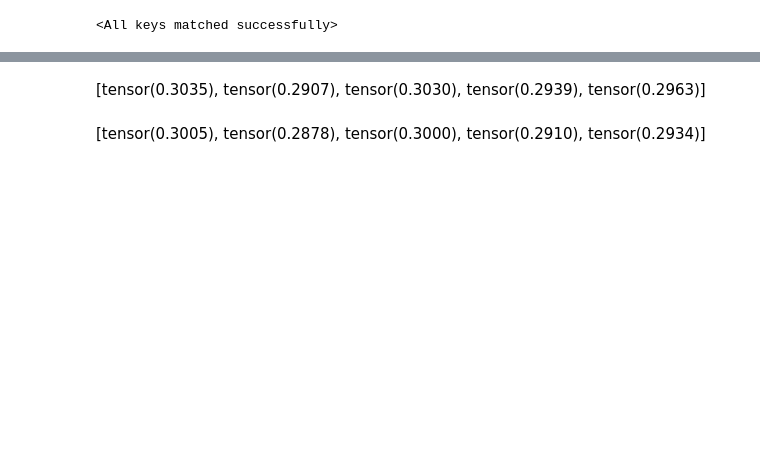
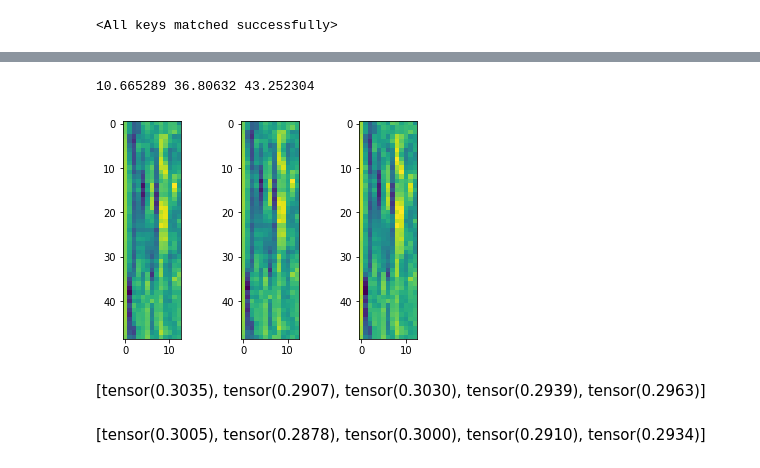
Before and after one commit to yjang43/Speech2Vec, a Jupyter notebook: analysis.ipynb, the cells around one changed output, grey strips where cells are left out. Saved outputs shown, nothing was run; the diff lists cells and outputs as text; code cells hidden in the pictures; blank space fills up the shorter version.

```diff
--- a/analysis.ipynb
+++ b/analysis.ipynb
@@ -139,3 +170,5 @@ False
 # %%
-0.3659 tensor(0.3697)
+from dataset import *
+
+dataset = LibriSpeechDataset('data/', 'data_mapping/')
 # %%
@@ -145,3 +182,20 @@ torch.Size([6, 50])
+# %%
+out = model(src, tgt)
+itr = iter(range(6))
+# %%
+fig, axs = plt.subplots(ncols=3)
+i = next(itr)
+
+ttt = tgt[i][0].numpy()
+axs[0].imshow(ttt[:-1])
+axs[1].imshow(ttt[1:])
+
+asd = out[i][:, 0, :].detach().numpy()
+axs[2].imshow(asd)
+print(((asd - ttt[: -1]) ** 2).mean(), ((asd - ttt[1:]) ** 2).mean(), ((ttt[:-1] - ttt[1:]) ** 2).mean() )
+# %% [output]
+10.665289 36.80632 43.252304
+[figure, added]
 # %% [markdown]
 [tensor(0.3035),
  tensor(0.2907),
```
Also changed, not shown: parts of 14 cells of this notebook.
